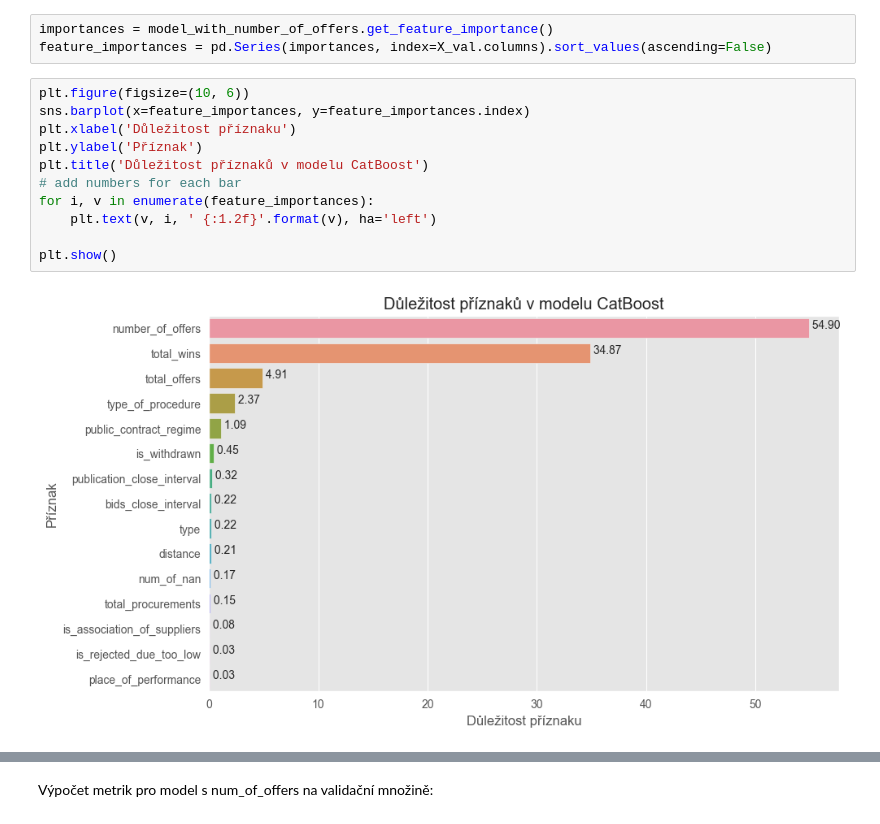
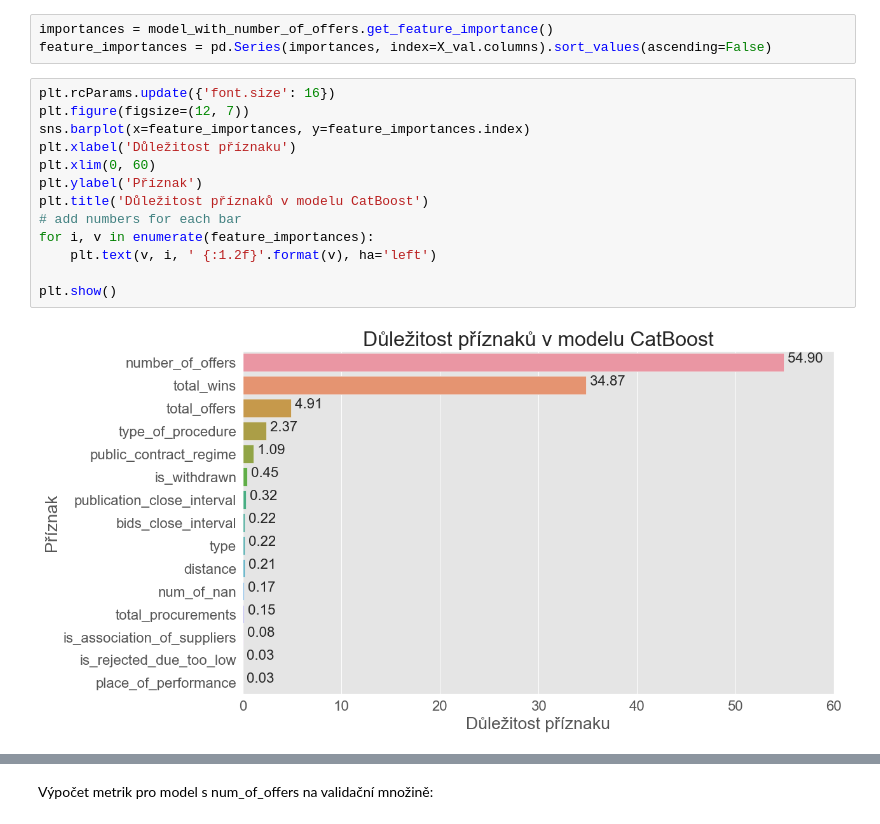
Before and after one commit to opendatalabcz/analysis-public-procurement, a Jupyter notebook: notebooks/models_advanced_dataset.ipynb, the cells around one changed output, grey strips where cells are left out. Cells and saved outputs as stored; diff of their text form.

```diff
--- a/notebooks/models_advanced_dataset.ipynb
+++ b/notebooks/models_advanced_dataset.ipynb
@@ -134,18 +134,20 @@ Vypočítání důležitosti příznaků z knihovny CatBoost:
 importances = model_with_number_of_offers.get_feature_importance()
 feature_importances = pd.Series(importances, index=X_val.columns).sort_values(ascending=False)
 # %%
-plt.figure(figsize=(10, 6))
+plt.rcParams.update({'font.size': 16})
+plt.figure(figsize=(12, 7))
 sns.barplot(x=feature_importances, y=feature_importances.index)
 plt.xlabel('Důležitost příznaku')
+plt.xlim(0, 60)
 plt.ylabel('Příznak')
 plt.title('Důležitost příznaků v modelu CatBoost')
 # add numbers for each bar
 for i, v in enumerate(feature_importances):
     plt.text(v, i, ' {:1.2f}'.format(v), ha='left')
 
 plt.show()
 # %% [output]
-[figure, old version]
+[figure, new version]
 # %%
 explainer = shap.Explainer(model_with_number_of_offers)
 shap_values = explainer(X_train)
```
Also changed, not shown: parts of 4 cells of this notebook, 4 other files.
